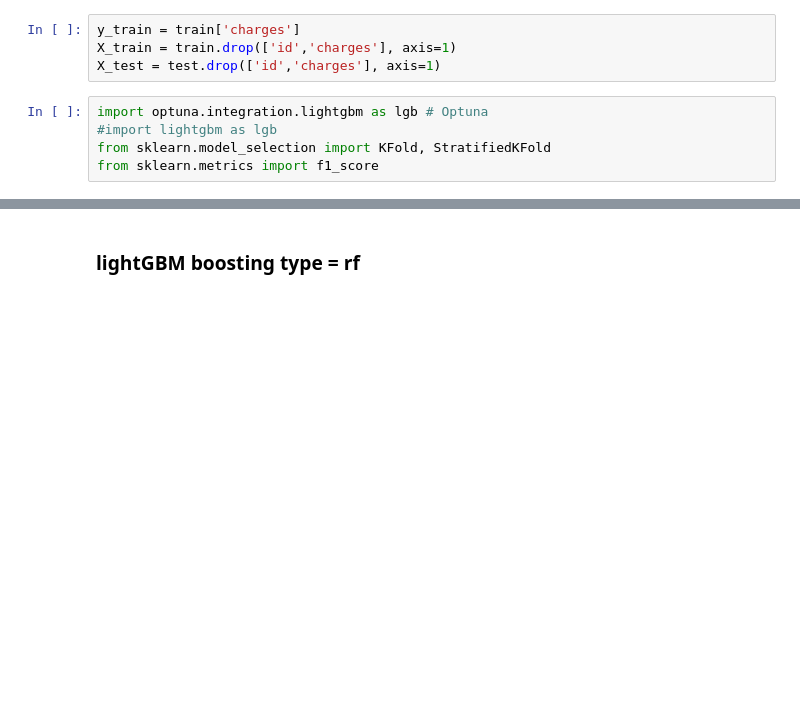
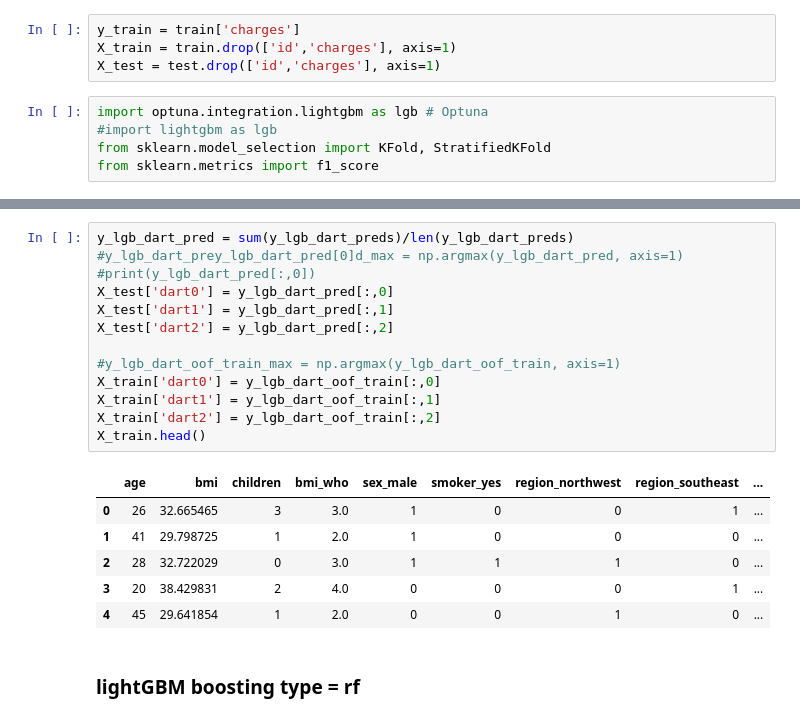
Before and after one commit to RooibosGood/signate, a Jupyter notebook: Begginer11/begginer11.ipynb, the cells around one changed output, grey strips where cells are left out. Cells and saved outputs as stored; diff of their text form; blank space fills up the shorter version.

```diff
--- a/Begginer11/begginer11.ipynb
+++ b/Begginer11/begginer11.ipynb
@@ -211,3 +290,23 @@ from sklearn.metrics import f1_score
+# %%
+y_lgb_dart_pred = sum(y_lgb_dart_preds)/len(y_lgb_dart_preds)
+#y_lgb_dart_prey_lgb_dart_pred[0]d_max = np.argmax(y_lgb_dart_pred, axis=1)
+#print(y_lgb_dart_pred[:,0])
+X_test['dart0'] = y_lgb_dart_pred[:,0]
+X_test['dart1'] = y_lgb_dart_pred[:,1]
+X_test['dart2'] = y_lgb_dart_pred[:,2]
+
+#y_lgb_dart_oof_train_max = np.argmax(y_lgb_dart_oof_train, axis=1)
+X_train['dart0'] = y_lgb_dart_oof_train[:,0]
+X_train['dart1'] = y_lgb_dart_oof_train[:,1]
+X_train['dart2'] = y_lgb_dart_oof_train[:,2]
+X_train.head()
+# %% [output]
+|  | age | bmi | children | bmi_who | sex_male | smoker_yes | region_northwest | region_southeast | ... |
+| 0 | 26 | 32.665465 | 3 | 3.0 | 1 | 0 | 0 | 1 | ... |
+| 1 | 41 | 29.798725 | 1 | 2.0 | 1 | 0 | 0 | 0 | ... |
+| 2 | 28 | 32.722029 | 0 | 3.0 | 1 | 1 | 1 | 0 | ... |
+| 3 | 20 | 38.429831 | 2 | 4.0 | 0 | 0 | 0 | 1 | ... |
+| 4 | 45 | 29.641854 | 1 | 2.0 | 0 | 0 | 1 | 0 | ... |
 # %% [markdown]
 ### lightGBM boosting type = rf
 # %%
```
Also changed, not shown: parts of 10 cells of this notebook.
